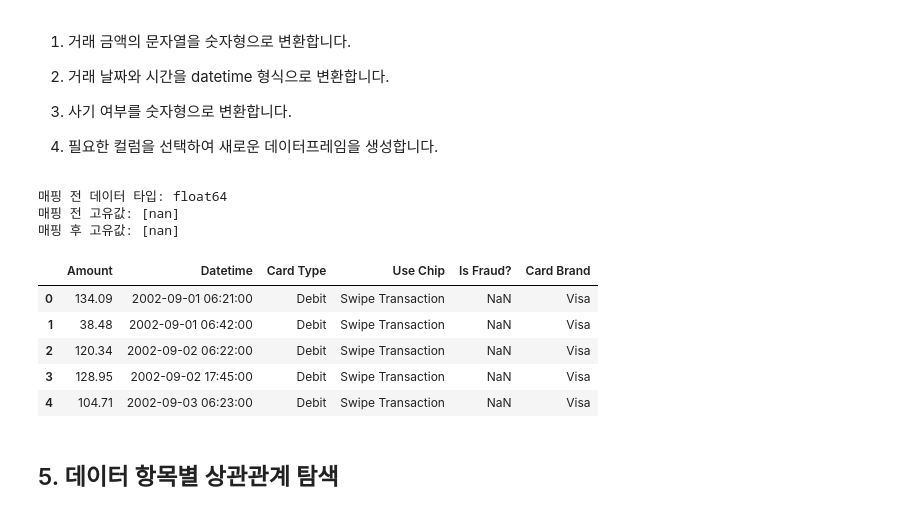
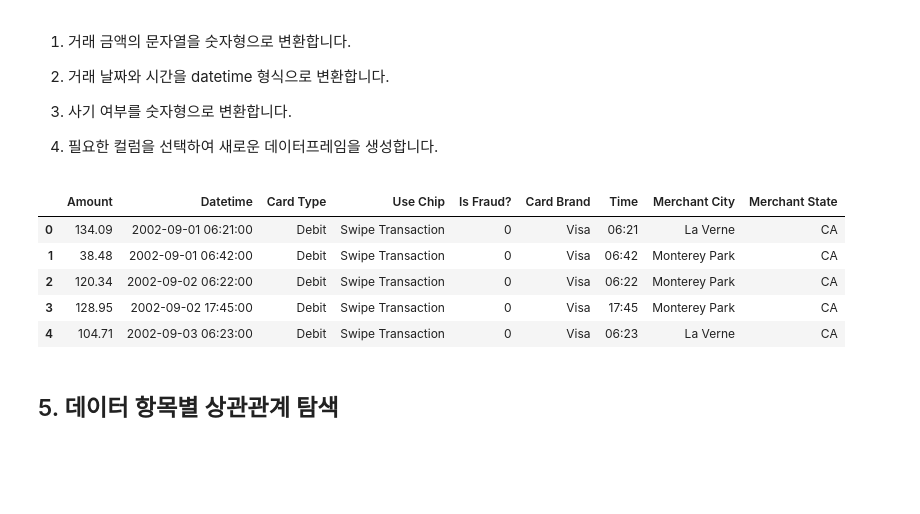
Before and after one commit to pixelwizard2/GuardianPay---Protecting-Against-Lost-Card-and-Copied-Card-Transactions, a Jupyter notebook: GuardianPay_code_(한국어).ipynb, the cells around one changed output. Drawn from its saved outputs; the diff is of its cells as text; code cells hidden in the pictures; blank space fills up the shorter version.

```diff
--- a/GuardianPay_code_(한국어).ipynb
+++ b/GuardianPay_code_(한국어).ipynb
@@ -83,22 +83,3 @@ merged_data.head()
 | 4 | 0 | 0 | 2002 | 9 | 3 | 06:23 | $104.71 | Swipe Transaction | 5817218446178736267 | ... |
 5 rows × 26 columns
 Warning: Total number of columns (26) exceeds max_columns (20) limiting to first (20) columns.
-# %%
-# 거래 금액을 숫자형으로 변환합니다.
-merged_data['Amount'] = merged_data['Amount'].replace('[\$,]', '', regex=True).astype(float)
-
-# 'Time' 컬럼을 시간 형식으로 변환합니다.
-merged_data['Datetime'] = pd.to_datetime(merged_data['Year'].astype(str) + '-' +
-                                         merged_data['Month'].astype(str) + '-' +
-                                         merged_data['Day'].astype(str) + ' ' +
-                                         merged_data['Time'])
-
-# 'Is Fraud?' 컬럼을 숫자형으로 변환합니다.
-# replace 메소드를 사용하여 'Yes'와 'No'를 각각 1과 0으로 변환합니다.
-merged_data['Is Fraud?'] = merged_data['Is Fraud?'].replace({'Yes': 1, 'No': 0})
-
-# 필요한 컬럼을 선택하여 새로운 데이터프레임을 생성합니다.
-analyzed_data = merged_data[['Amount', 'Datetime', 'Card Type', 'Use Chip', 'Is Fraud?', 'Card Brand']]
-
-# 데이터 전처리가 완료된 analyzed_data 데이터프레임 출력
-analyzed_data.head()
@@ -120,47 +94,31 @@ analyzed_data.head()
 
 4) 필요한 컬럼을 선택하여 새로운 데이터프레임을 생성합니다.
 # %%
-import pandas as pd
-
 # 거래 금액을 숫자형으로 변환합니다.
 merged_data['Amount'] = merged_data['Amount'].replace('[\$,]', '', regex=True).astype(float)
 
 # 'Time' 컬럼을 시간 형식으로 변환합니다.
 merged_data['Datetime'] = pd.to_datetime(merged_data['Year'].astype(str) + '-' +
                                          merged_data['Month'].astype(str) + '-' +
                                          merged_data['Day'].astype(str) + ' ' +
                                          merged_data['Time'])
 
 # 'Is Fraud?' 컬럼을 숫자형으로 변환합니다.
-# 'Is Fraud?' 컬럼의 데이터 타입 확인
-print("매핑 전 데이터 타입:", merged_data['Is Fraud?'].dtype)
-
-# 'Yes'와 'No'를 1과 0으로 매핑 전 'Is Fraud?' 컬럼의 고유값 확인
-print("매핑 전 고유값:", merged_data['Is Fraud?'].unique())
-
-# 매핑 수행
-merged_data['Is Fraud?'] = merged_data['Is Fraud?'].map({'Yes': 1, 'No': 0})
-
-# 매핑 후 'Is Fraud?' 컬럼의 고유값 확인
-print("매핑 후 고유값:", merged_data['Is Fraud?'].unique())
-
-
+# replace 메소드를 사용하여 'Yes'와 'No'를 각각 1과 0으로 변환합니다.
+merged_data['Is Fraud?'] = merged_data['Is Fraud?'].replace({'Yes': 1, 'No': 0})
 
 # 필요한 컬럼을 선택하여 새로운 데이터프레임을 생성합니다.
-analyzed_data = merged_data[['Amount', 'Datetime', 'Card Type', 'Use Chip', 'Is Fraud?', 'Card Brand']]
+analyzed_data = merged_data[['Amount', 'Datetime', 'Card Type', 'Use Chip', 'Is Fraud?', 'Card Brand', 'Time', 'Merchant City', 'Merchant State']]
 
 # 데이터 전처리가 완료된 analyzed_data 데이터프레임 출력
 analyzed_data.head()
 # %% [output]
-매핑 전 데이터 타입: float64
-매핑 전 고유값: [nan]
-매핑 후 고유값: [nan]
-|  | Amount | Datetime | Card Type | Use Chip | Is Fraud? | Card Brand |
-| 0 | 134.09 | 2002-09-01 06:21:00 | Debit | Swipe Transaction | NaN | Visa |
-| 1 | 38.48 | 2002-09-01 06:42:00 | Debit | Swipe Transaction | NaN | Visa |
-| 2 | 120.34 | 2002-09-02 06:22:00 | Debit | Swipe Transaction | NaN | Visa |
-| 3 | 128.95 | 2002-09-02 17:45:00 | Debit | Swipe Transaction | NaN | Visa |
-| 4 | 104.71 | 2002-09-03 06:23:00 | Debit | Swipe Transaction | NaN | Visa |
+|  | Amount | Datetime | Card Type | Use Chip | Is Fraud? | Card Brand | Time | Merchant City | Merchant State |
+| 0 | 134.09 | 2002-09-01 06:21:00 | Debit | Swipe Transaction | 0 | Visa | 06:21 | La Verne | CA |
+| 1 | 38.48 | 2002-09-01 06:42:00 | Debit | Swipe Transaction | 0 | Visa | 06:42 | Monterey Park | CA |
+| 2 | 120.34 | 2002-09-02 06:22:00 | Debit | Swipe Transaction | 0 | Visa | 06:22 | Monterey Park | CA |
+| 3 | 128.95 | 2002-09-02 17:45:00 | Debit | Swipe Transaction | 0 | Visa | 17:45 | Monterey Park | CA |
+| 4 | 104.71 | 2002-09-03 06:23:00 | Debit | Swipe Transaction | 0 | Visa | 06:23 | La Verne | CA |
 # %% [markdown]
 ## 5. 데이터 항목별 상관관계 탐색
 # %% [markdown]
```
Also changed, not shown: parts of 3 cells of this notebook.
